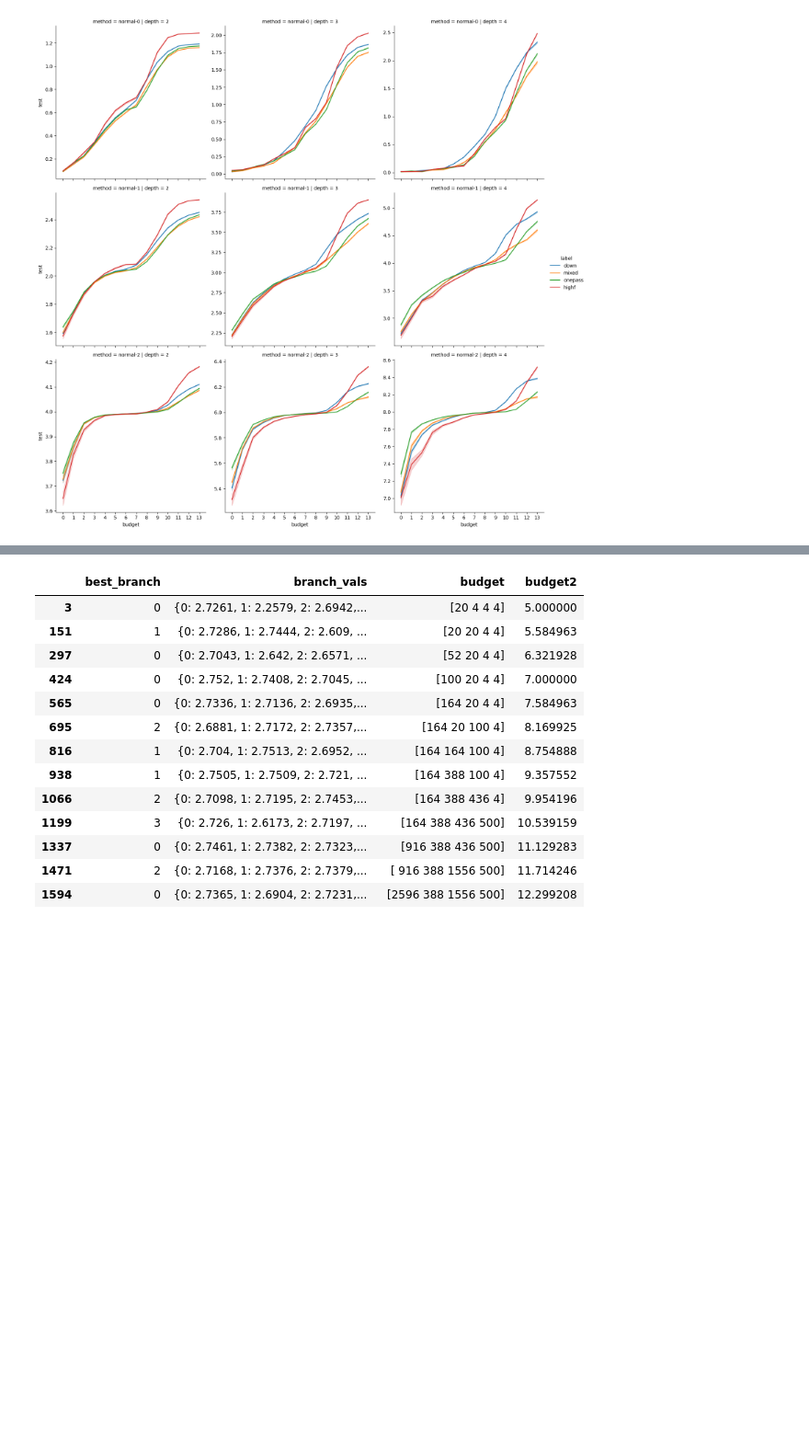
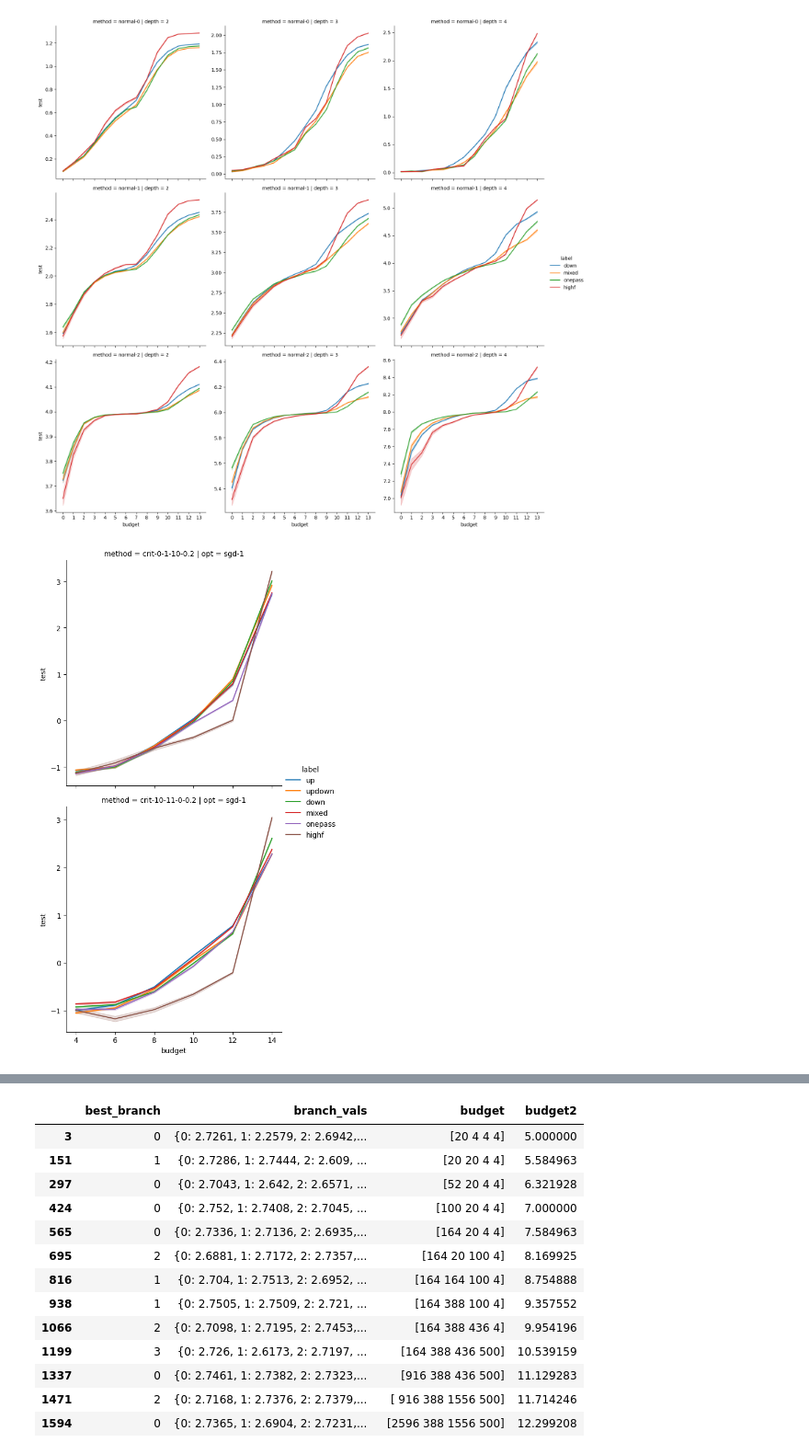
Before and after one commit to saumikn/gymnasium-test, a Jupyter notebook: tree.ipynb, the cells around one changed output, grey strips where cells are left out. Shown at 92% size. Drawn from its saved outputs; the diff is of its cells as text; code cells hidden in the pictures; blank space fills up the shorter version.

```diff
--- a/tree.ipynb
+++ b/tree.ipynb
@@ -182,7 +196,7 @@ def get_cats(df):
     return df_cats
 
 
-df_cats24 = get_cats(df24)
+df_cats = get_cats(df)
 # %%
 df_ = df_cats20.sort_values(["budget", "method"])
 
@@ -220,42 +234,43 @@ plt.close(g.figure)
 # %% [output]
 [figure]
 # %%
-df_ = df_cats24.sort_values(["budget", "method"])
+df_ = df_cats.sort_values(["budget", "method"])
 # df_ = df_[df_.method == 'normal-2']
 
 df_ = df_[
     df_.label.isin(
         [
-            # "updown",
+            "updown",
             "up",
-            # "down",
+            "down",
             "mixed",
             "onepass",
             # "lowf",
             "highf",
             # "low",
             # "high",
             # "low",
-            "high_adj",
             # "A","B","C","D",
         ]
     )
 ]
 
 g = sns.relplot(
     data=df_,
     x="budget",
     y="test",
     hue="label",
-    row="opt",
-    col="depth",
+    row="method",
+    col="opt",
     kind="line",
     errorbar="se",
     facet_kws={"sharey": False},
 )
 # plt.xticks(np.arange(df_.budget.min(),df_.budget.max()+1,1))
 display(g.figure)
 plt.close(g.figure)
+# %% [output]
+[figure, added]
 # %%
 df_algo = pd.read_csv(
     "algo3.txt",
```
Also changed, not shown: parts of 6 cells of this notebook, 3 other files.
